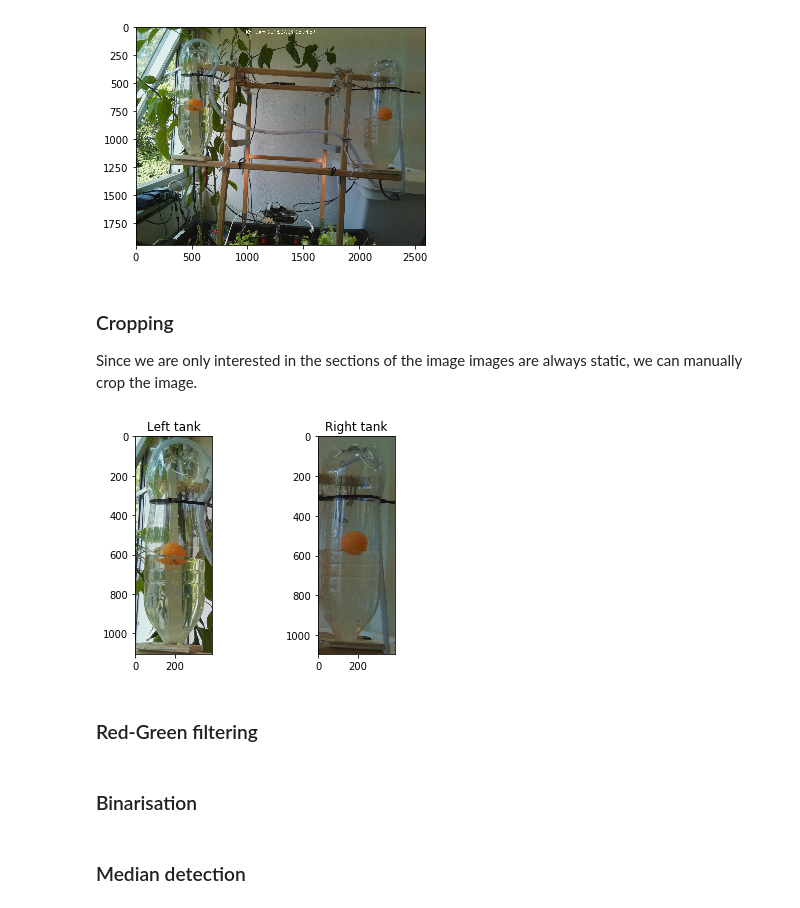
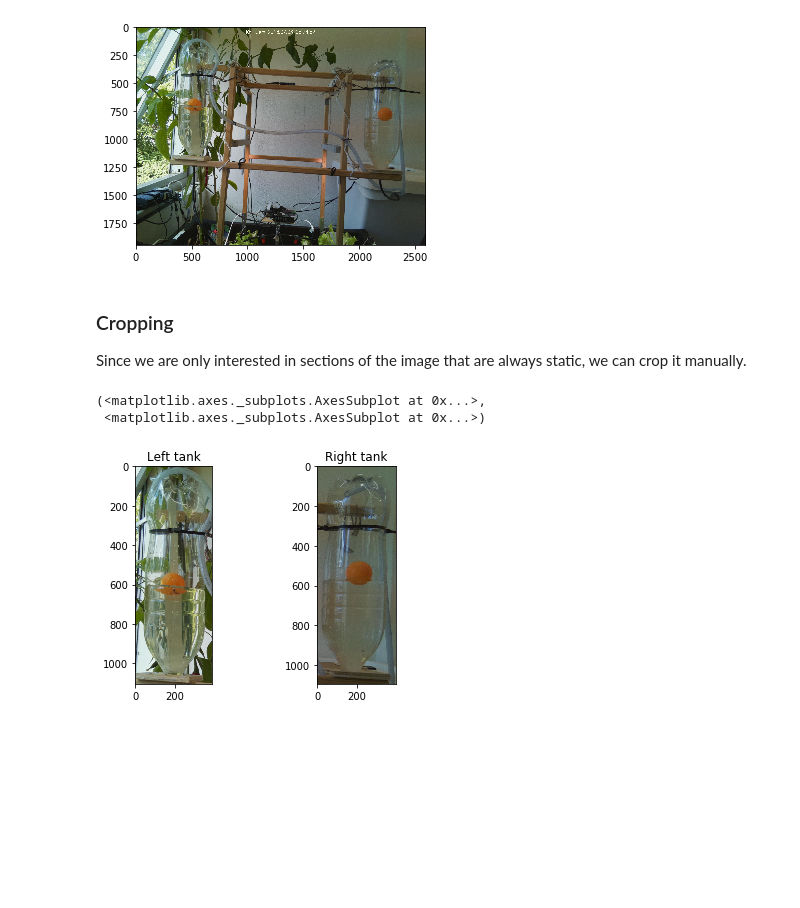
Before and after one commit to crestdsl/CREST, a Jupyter notebook: ImageRecognition.ipynb, the cells around one changed output. Saved outputs shown, nothing was run; the diff lists cells and outputs as text; code cells hidden in the pictures; blank space fills up the shorter version.

Commit message:
complete ImageRecognition notebook

```diff
--- a/ImageRecognition.ipynb
+++ b/ImageRecognition.ipynb
@@ -30,7 +31,7 @@ plt.imshow(image)
 <matplotlib.image.AxesImage at 0x...>
 [figure]
 # %%
-def plot(left, right):
+def plot(left, right, cmap=None):
     """
     Since we will be working on both tanks in parallel, we will display the output of both side-by-side.
     This function creates two subfigures and places them next to each other.
@@ -38,33 +39,30 @@ def plot(left, right):
     """
     fig = plt.figure()
     ax1 = fig.add_subplot(1,2,1)
-    ax1.imshow(left)
+    ax1.imshow(left, cmap=cmap)
     ax1.set_title("Left tank")
     ax2 = fig.add_subplot(1,2,2)
-    ax2.imshow(right)
+    ax2.imshow(right, cmap=cmap)
     ax2.set_title("Right tank")
+    return ax1, ax2
 # %% [markdown]
 ### Cropping
-Since we are only interested in the sections of the image images are always static, we can manually crop the image.
+Since we are only interested in sections of the image that are always static, we can crop it manually.
 # %%
 # these values were manually detected
 left_crop = dict(topleft=(330,96), bottomright=(720,1200))
-right_crop = dict(topleft=(2045,240), bottomright=(2430,1335))
+right_crop = dict(topleft=(2015,240), bottomright=(2410,1335))
 
 # crop images using the coordinates above
 cropped_image_left = image[left_crop["topleft"][1]:left_crop["bottomright"][1],
                         left_crop["topleft"][0]:left_crop["bottomright"][0], :]
 
 cropped_image_right = image[right_crop["topleft"][1]:right_crop["bottomright"][1],
                         right_crop["topleft"][0]:right_crop["bottomright"][0], :]
 
 # plot
 plot(cropped_image_left, cropped_image_right)
 # %% [output]
+(<matplotlib.axes._subplots.AxesSubplot at 0x...>,
+ <matplotlib.axes._subplots.AxesSubplot at 0x...>)
-[figure, old version]
+[figure, new version]
-# %% [markdown]
-### Red-Green filtering
-# %% [markdown]
-### Binarisation
-# %% [markdown]
-### Median detection
```
Also changed, not shown: parts of 10 cells of this notebook, 1 other file.
